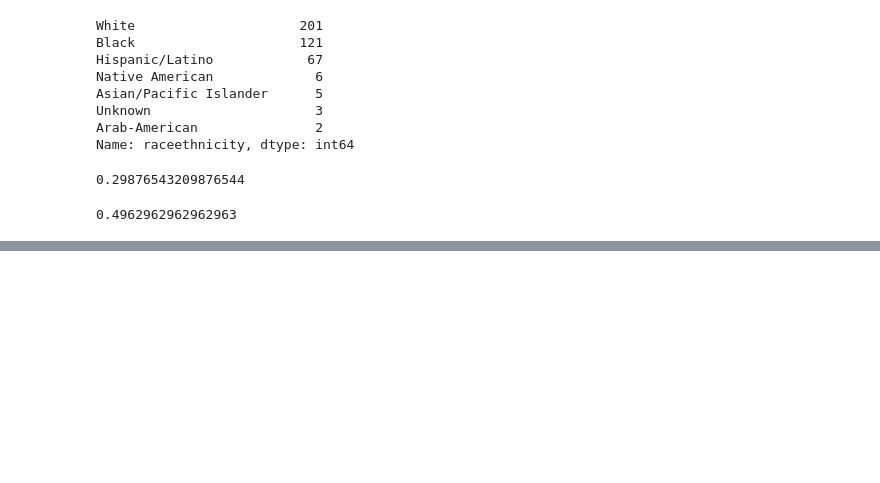
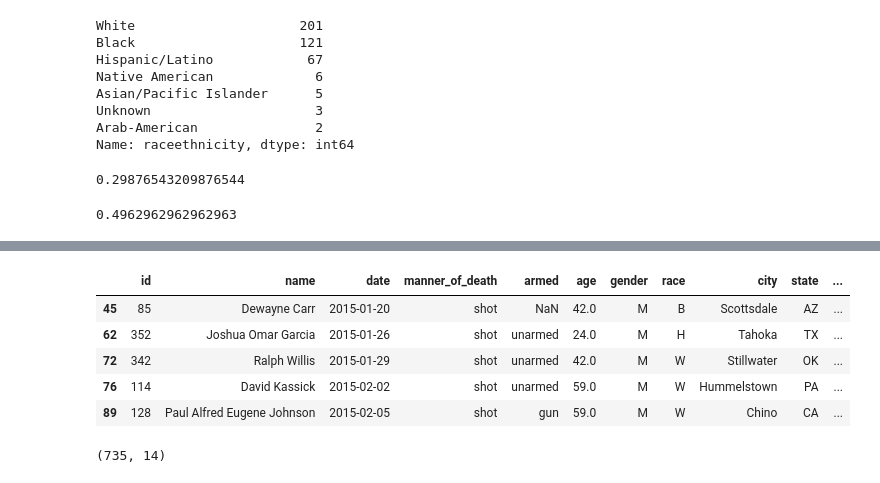
Before and after one commit to afolsom/Police, a Jupyter notebook: police_killings/police_killings.ipynb, the cells around one changed output, grey strips where cells are left out. Saved outputs shown, nothing was run; the diff lists cells and outputs as text; code cells hidden in the pictures; blank space fills up the shorter version.

```diff
--- a/police_killings/police_killings.ipynb
+++ b/police_killings/police_killings.ipynb
@@ -69,0 +217,2 @@ Name: raceethnicity, dtype: int64
+# %%
+df_NA_FL=df_NA[df_NA["flee"]!="Not fleeing"]
@@ -69,0 +232,13 @@ Name: raceethnicity, dtype: int64
+# %%
+df_NA_FL.head()
+# %% [output]
+|  | id | name | date | manner_of_death | armed | age | gender | race | city | state | ... |
+| 45 | 85 | Dewayne Carr | 2015-01-20 | shot | NaN | 42.0 | M | B | Scottsdale | AZ | ... |
+| 62 | 352 | Joshua Omar Garcia | 2015-01-26 | shot | unarmed | 24.0 | M | H | Tahoka | TX | ... |
+| 72 | 342 | Ralph Willis | 2015-01-29 | shot | unarmed | 42.0 | M | W | Stillwater | OK | ... |
+| 76 | 114 | David Kassick | 2015-02-02 | shot | unarmed | 59.0 | M | W | Hummelstown | PA | ... |
+| 89 | 128 | Paul Alfred Eugene Johnson | 2015-02-05 | shot | gun | 59.0 | M | W | Chino | CA | ... |
+# %%
+df_NA_FL.shape
+# %% [output]
+(735, 14)
```
Also changed, not shown: parts of 26 cells of this notebook.
